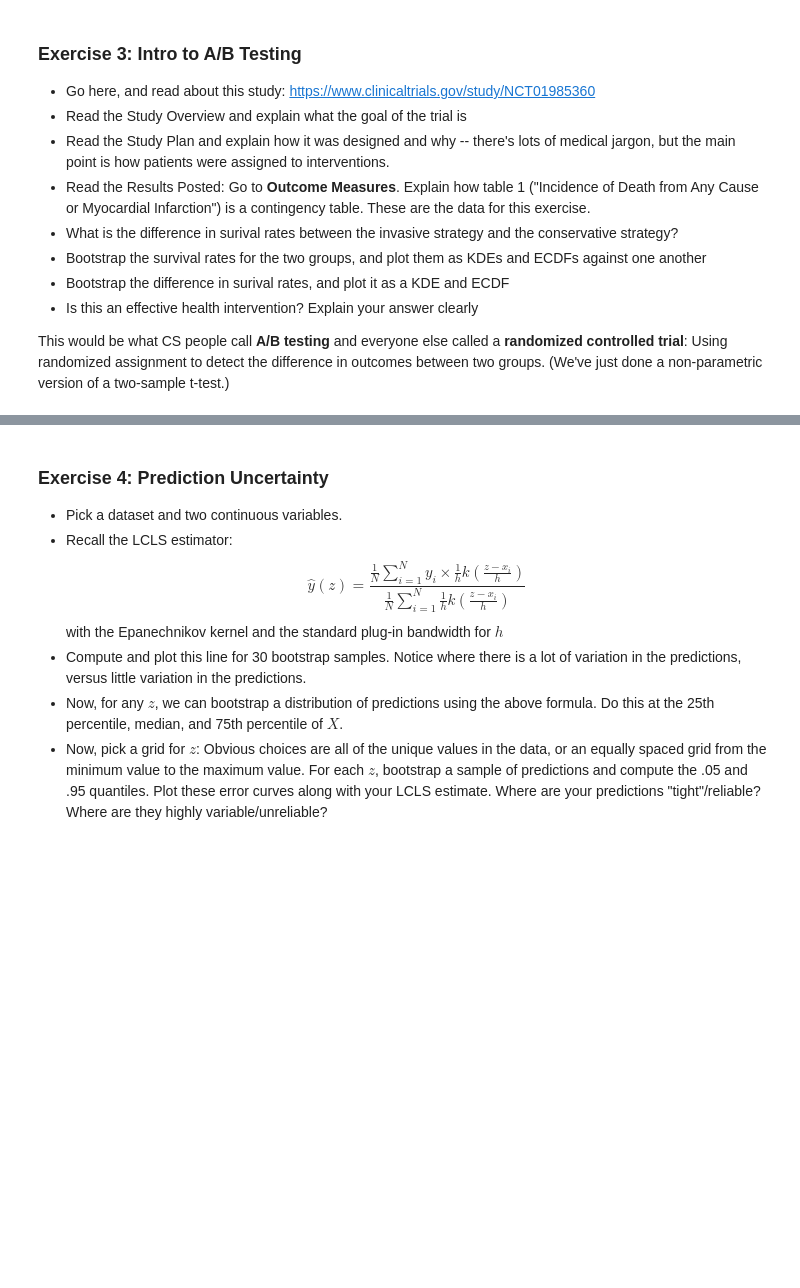
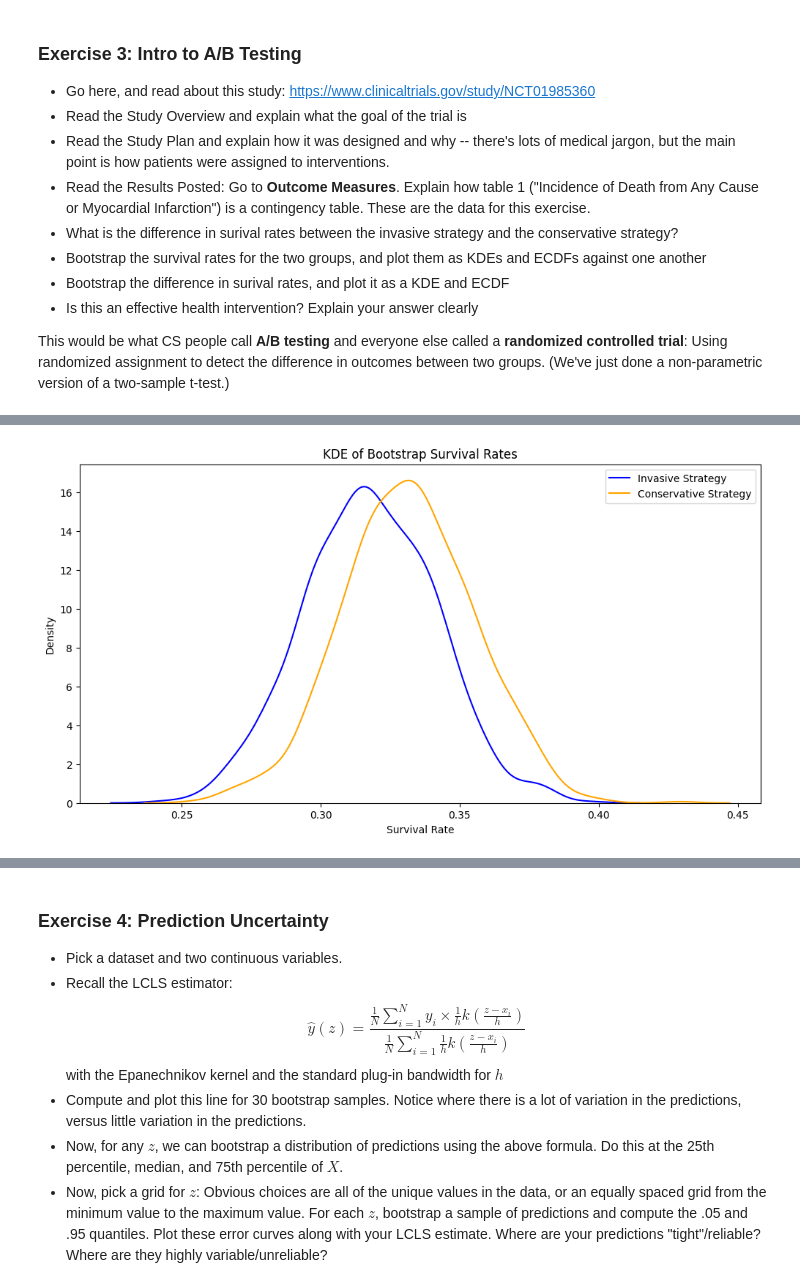
Before and after one commit to witthm8080/github_branching, a Jupyter notebook: assignment_4.ipynb, the cells around one changed output, grey strips where cells are left out. Drawn from its saved outputs; the diff is of its cells as text; code cells hidden in the pictures; blank space fills up the shorter version.

```diff
--- a/assignment_4.ipynb
+++ b/assignment_4.ipynb
@@ -28,0 +37,39 @@ This would be what CS people call **A/B testing** and everyone else called a **r
+# %%
+# Bootstrap the survival rates for the two groups, and plot them as KDEs and ECDFs against one another
+import pandas as pd
+import numpy as np
+import matplotlib.pyplot as plt
+import seaborn as sns
+from scipy.stats import gaussian_kde
+
+# Data from the study
+data = {
+    'treatment': ['invasive'] * 388 + ['conservative'] * 389,
+    'outcome': [1] * 123 + [0] * (388 - 123) + [1] * 129 + [0] * (389 - 129)
+}
+
+df = pd.DataFrame(data)
+
+# Function to bootstrap survival rates
+def bootstrap_survival_rate(data, n_bootstrap=1000):
+    rates = []
+    for _ in range(n_bootstrap):
+        sample = data.sample(frac=1, replace=True)
+        rate = sample['outcome'].mean()
+        rates.append(rate)
+    return np.array(rates)
+# Bootstrap survival rates for both groups
+invasive_rates = bootstrap_survival_rate(df[df['treatment'] == 'invasive'])
+conservative_rates = bootstrap_survival_rate(df[df['treatment'] == 'conservative'])
+
+# Plot KDEs
+plt.figure(figsize=(12, 6))
+sns.kdeplot(invasive_rates, label='Invasive Strategy', color='blue')
+sns.kdeplot(conservative_rates, label='Conservative Strategy', color='orange')
+plt.title('KDE of Bootstrap Survival Rates')
+plt.xlabel('Survival Rate')
+plt.ylabel('Density')
+plt.legend()
+plt.show()
+# %% [output]
+[figure, added]
```
Also changed, not shown: parts of 6 cells of this notebook.
